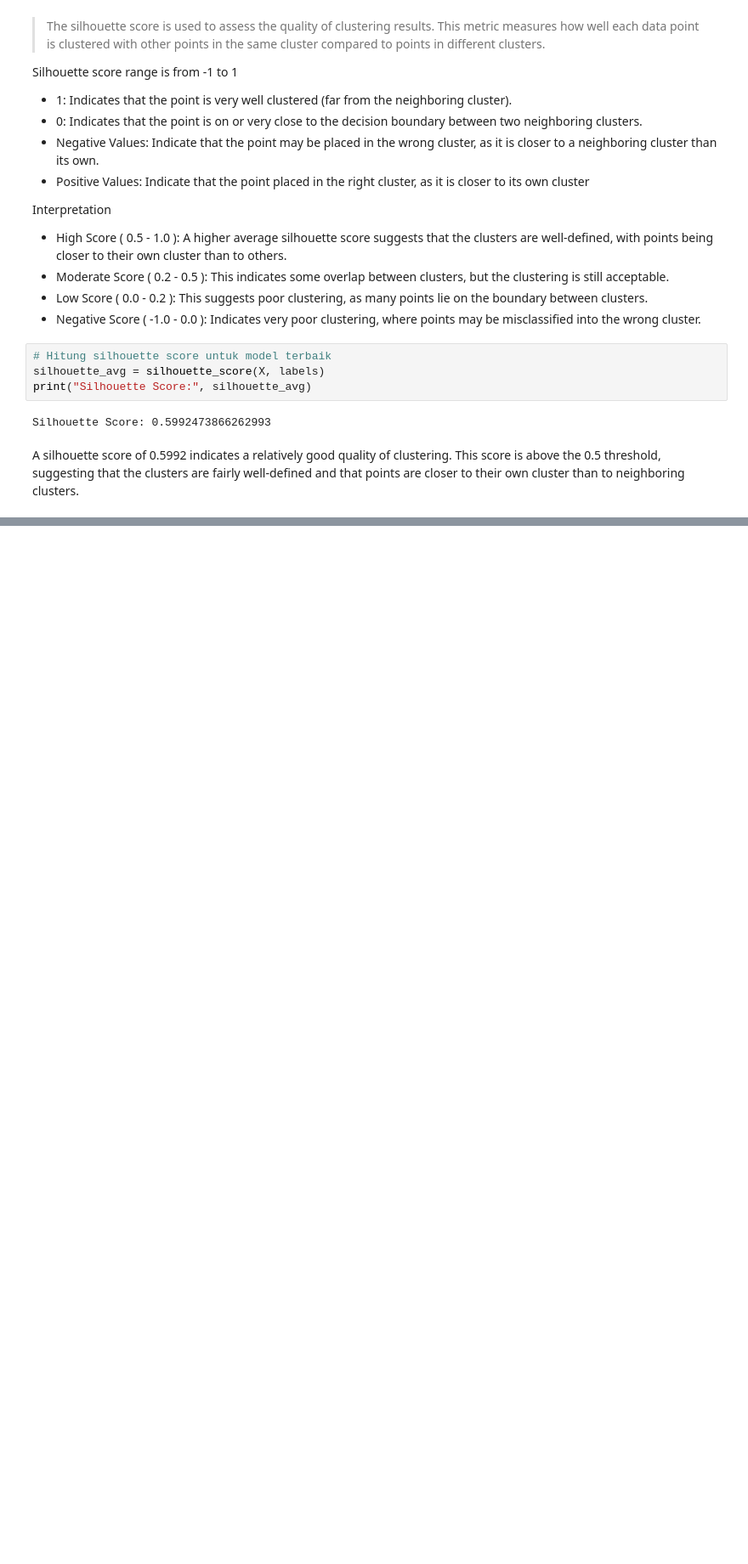
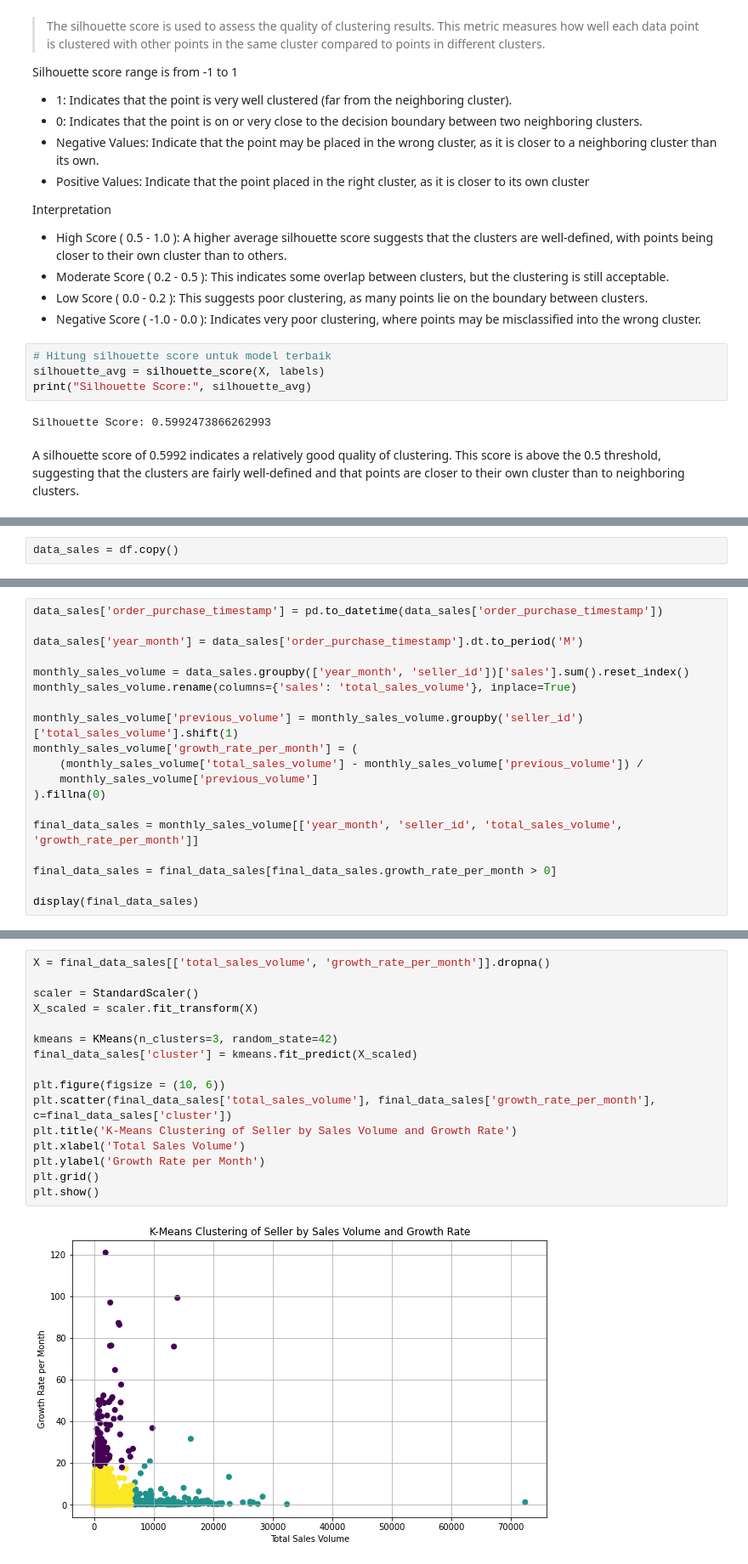
Before and after one commit to bnjisyn/Final-Project-Brazil-Ecommerce, a Jupyter notebook: app.ipynb, the cells around one changed output, grey strips where cells are left out. Shown at 85% size. Drawn from its saved outputs; the diff is of its cells as text; blank space fills up the shorter version.

```diff
--- a/app.ipynb
+++ b/app.ipynb
@@ -620,0 +685,2 @@ A silhouette score of 0.5992 indicates a relatively good quality of clustering.
+# %%
+data_sales = df.copy()
@@ -620,0 +721,19 @@ A silhouette score of 0.5992 indicates a relatively good quality of clustering.
+# %%
+data_sales['order_purchase_timestamp'] = pd.to_datetime(data_sales['order_purchase_timestamp'])
+
+data_sales['year_month'] = data_sales['order_purchase_timestamp'].dt.to_period('M')
+
+monthly_sales_volume = data_sales.groupby(['year_month', 'seller_id'])['sales'].sum().reset_index()
+monthly_sales_volume.rename(columns={'sales': 'total_sales_volume'}, inplace=True)
+
+monthly_sales_volume['previous_volume'] = monthly_sales_volume.groupby('seller_id')['total_sales_volume'].shift(1)
+monthly_sales_volume['growth_rate_per_month'] = (
+    (monthly_sales_volume['total_sales_volume'] - monthly_sales_volume['previous_volume']) /
+    monthly_sales_volume['previous_volume']
+).fillna(0)
+
+final_data_sales = monthly_sales_volume[['year_month', 'seller_id', 'total_sales_volume', 'growth_rate_per_month']]
+
+final_data_sales = final_data_sales[final_data_sales.growth_rate_per_month > 0]
+
+display(final_data_sales)
@@ -620,0 +754,18 @@ A silhouette score of 0.5992 indicates a relatively good quality of clustering.
+# %%
+X = final_data_sales[['total_sales_volume', 'growth_rate_per_month']].dropna()
+
+scaler = StandardScaler()
+X_scaled = scaler.fit_transform(X)
+
+kmeans = KMeans(n_clusters=3, random_state=42)
+final_data_sales['cluster'] = kmeans.fit_predict(X_scaled)
+
+plt.figure(figsize = (10, 6))
+plt.scatter(final_data_sales['total_sales_volume'], final_data_sales['growth_rate_per_month'], c=final_data_sales['cluster'])
+plt.title('K-Means Clustering of Seller by Sales Volume and Growth Rate')
+plt.xlabel('Total Sales Volume')
+plt.ylabel('Growth Rate per Month')
+plt.grid()
+plt.show()
+# %% [output]
+[figure, added]
```
Also changed, not shown: parts of 15 cells of this notebook, 5 other files.
